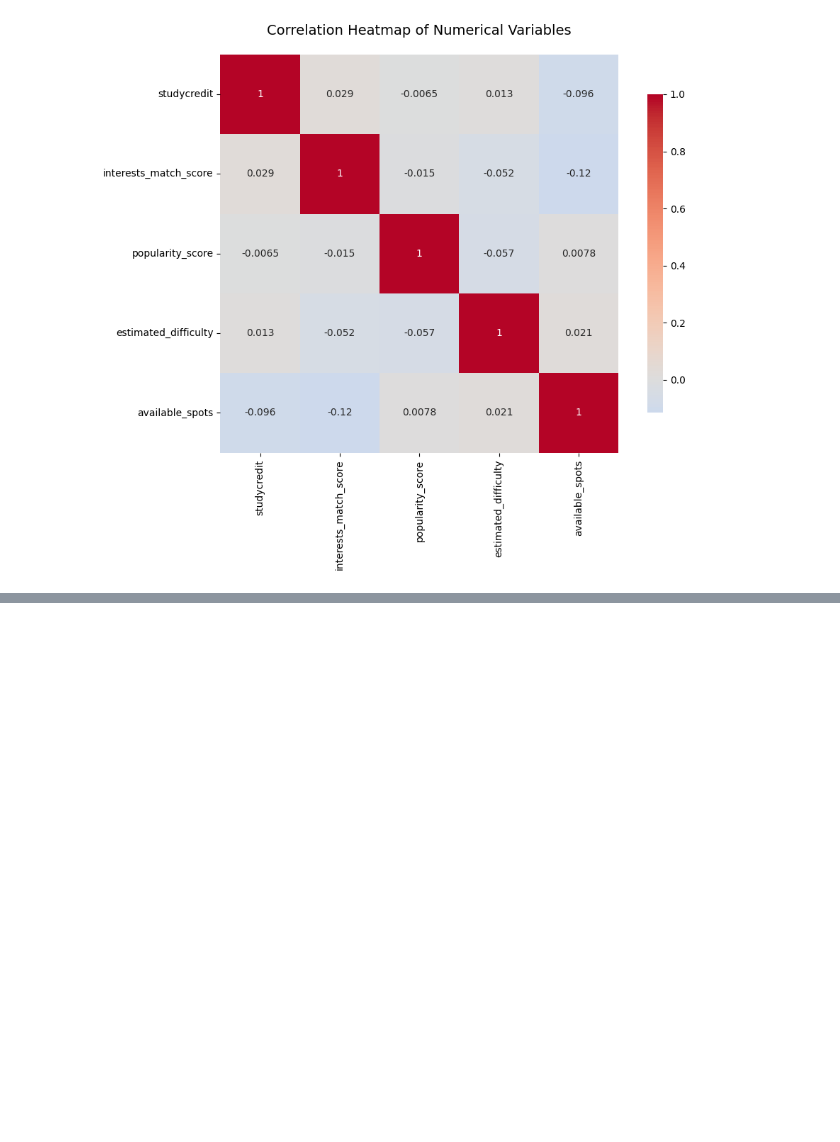
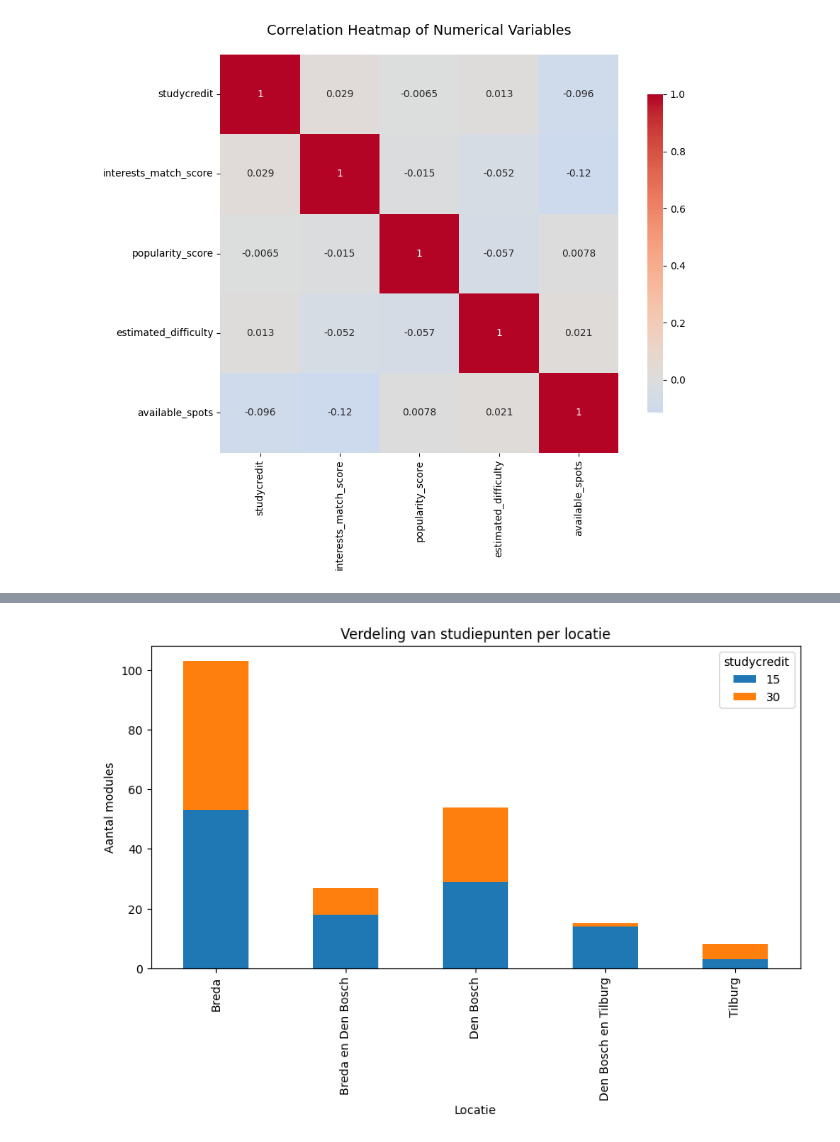
Before and after one commit to JeroenZwaal/ATIx-AI-Lu2, a Jupyter notebook: EDA.ipynb, the cells around one changed output, grey strips where cells are left out. Drawn from its saved outputs; the diff is of its cells as text; code cells hidden in the pictures; blank space fills up the shorter version.

```diff
--- a/EDA.ipynb
+++ b/EDA.ipynb
@@ -5,7 +5,7 @@ import matplotlib.pyplot as plt
 import seaborn as sns
 
 
-df = pd.read_csv("Uitgebreide_VKM_dataset_cleaned.csv")
+df = pd.read_csv("Uitgebreide_VKM_dataset_cleaned2.csv")
 
 dataframe = df.copy()
 # %%
@@ -215,0 +168,8 @@ health: 6
+# %%
+pd.crosstab(dataframe['location'], dataframe['studycredit']).plot(kind='bar', stacked=True, figsize=(10,5))
+plt.title("Verdeling van studiepunten per locatie")
+plt.xlabel("Locatie")
+plt.ylabel("Aantal modules")
+plt.show()
+# %% [output]
+[figure, added]
```
Also changed, not shown: parts of 4 cells of this notebook.
